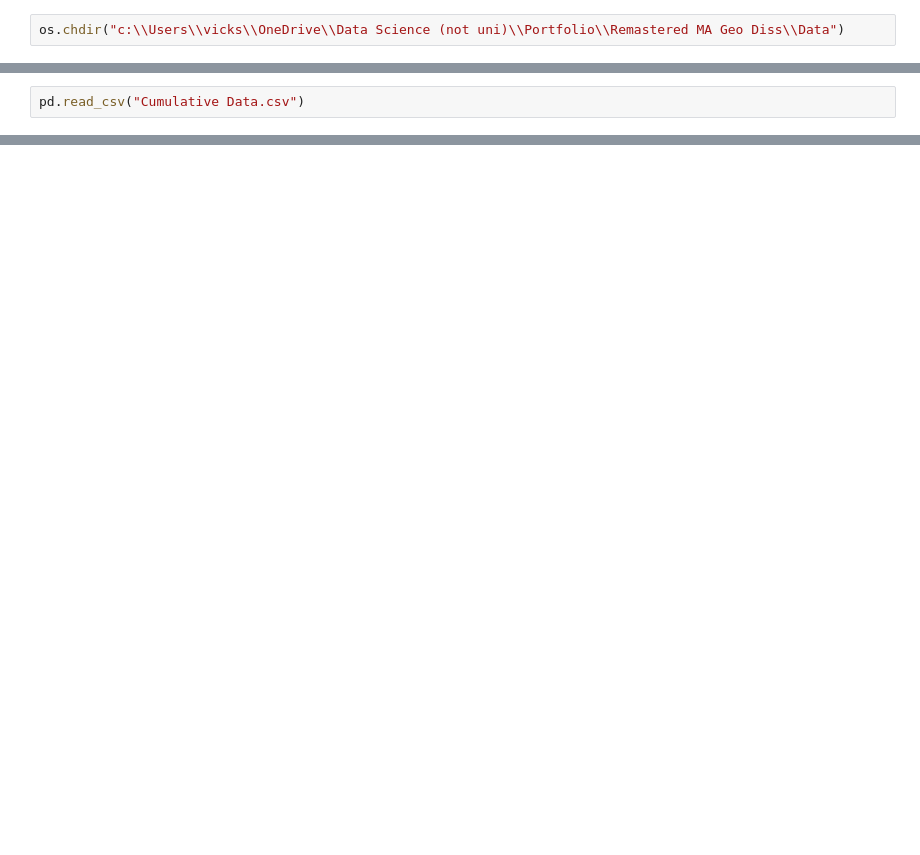
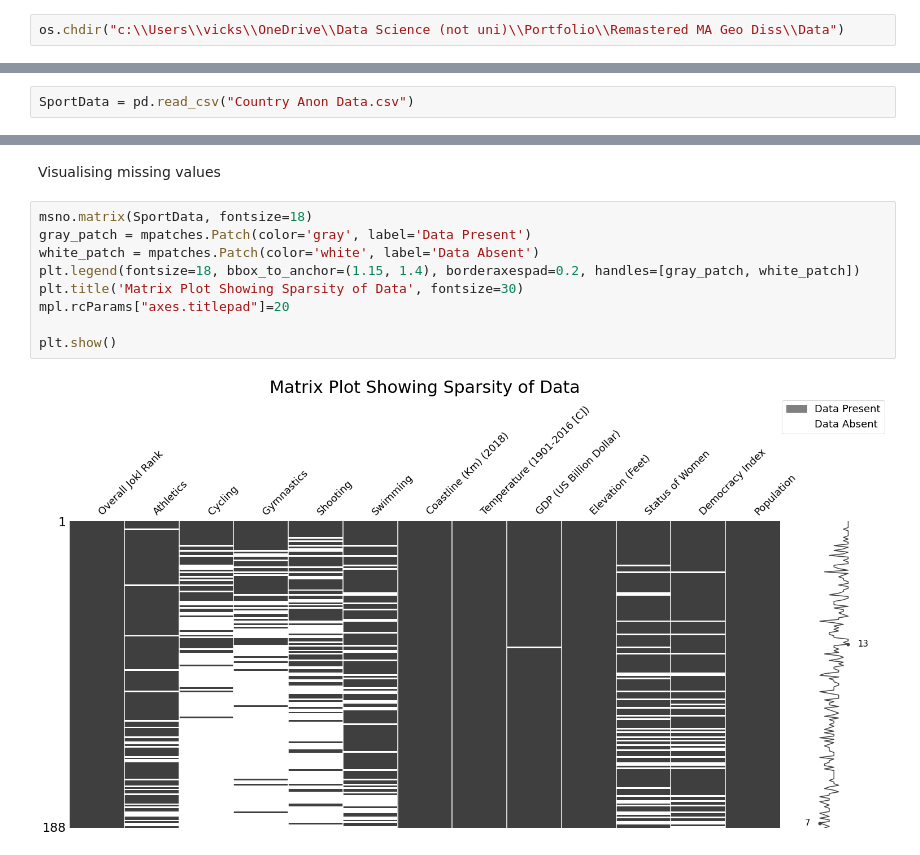
Before and after one commit to VikkiWalls/Remastered-MA-Geo-Diss, a Jupyter notebook: Data Cleaning and Pre-processing.ipynb, the cells around one changed output, grey strips where cells are left out. Saved outputs shown, nothing was run; the diff lists cells and outputs as text; blank space fills up the shorter version.

Commit message:
fixing some importing bugs, comment tidying and checking for missing values in data

```diff
--- a/Data Cleaning and Pre-processing.ipynb
+++ b/Data Cleaning and Pre-processing.ipynb
@@ -25,2 +31,2 @@ os.chdir("c:\\Users\\vicks\\OneDrive\\Data Science (not uni)\\Portfolio\\Remaste
 # %%
-pd.read_csv("Cumulative Data.csv")
+SportData = pd.read_csv("Country Anon Data.csv")
@@ -28,0 +94,13 @@ UnicodeDecodeError: 'utf-8' codec can't decode byte 0xa0 in position 228: invali
+# %% [markdown]
+Visualising missing values
+# %%
+msno.matrix(SportData, fontsize=18)
+gray_patch = mpatches.Patch(color='gray', label='Data Present')
+white_patch = mpatches.Patch(color='white', label='Data Absent')
+plt.legend(fontsize=18, bbox_to_anchor=(1.15, 1.4), borderaxespad=0.2, handles=[gray_patch, white_patch])
+plt.title('Matrix Plot Showing Sparsity of Data', fontsize=30)
+mpl.rcParams["axes.titlepad"]=20
+
+plt.show()
+# %% [output]
+[figure, added]
```
Also changed, not shown: parts of 12 cells of this notebook.
